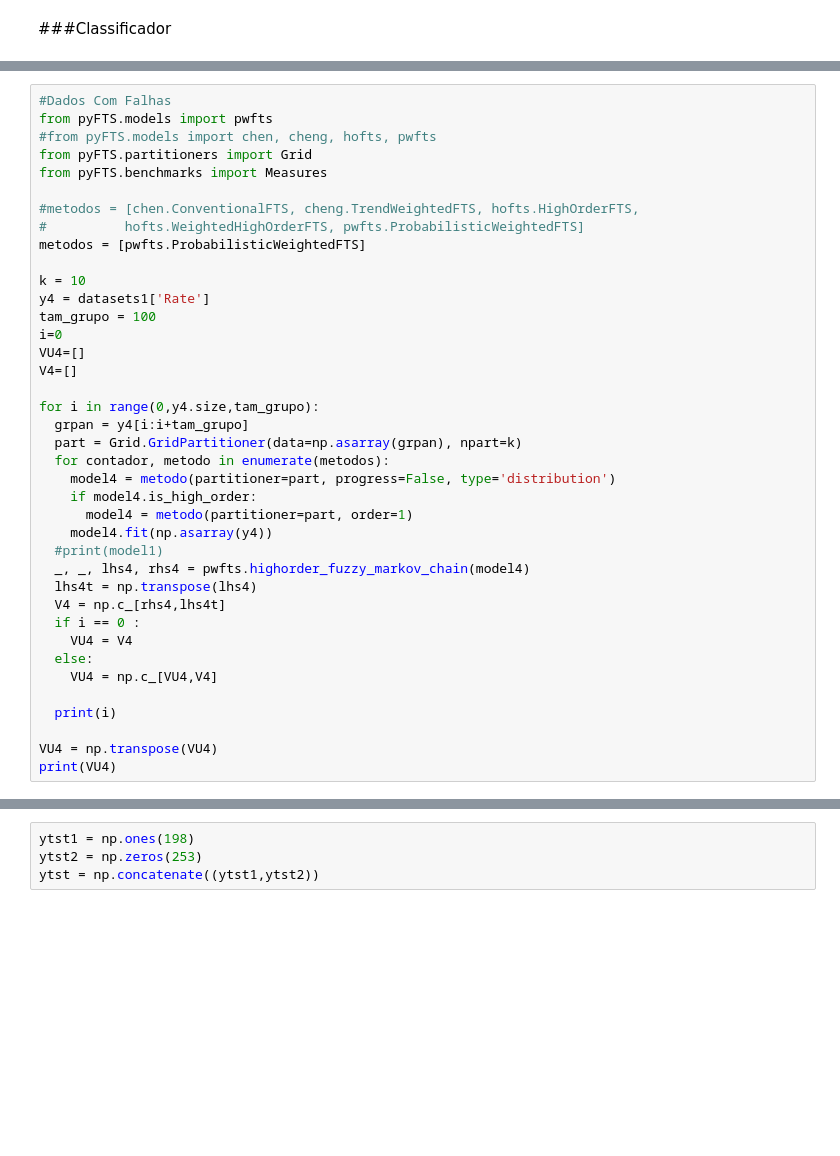
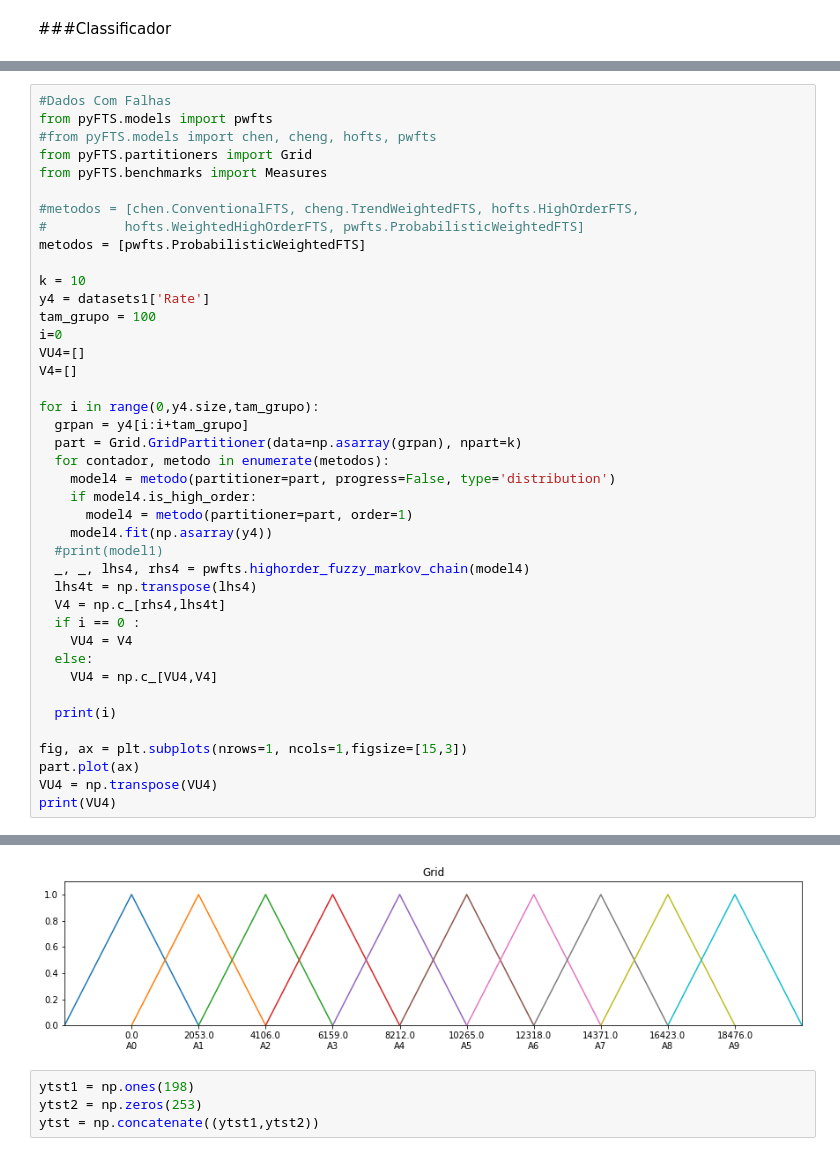
Before and after one commit to gabrielvinicios02/ExperimentsMultivariate, a Jupyter notebook: ClassificadorXGBoost.ipynb, the cells around one changed output, grey strips where cells are left out. Cells and saved outputs as stored; diff of their text form; blank space fills up the shorter version.

```diff
--- a/ClassificadorXGBoost.ipynb
+++ b/ClassificadorXGBoost.ipynb
@@ -1142,33 +1156,36 @@ for i in range(0,y4.size,tam_grupo):
   _, _, lhs4, rhs4 = pwfts.highorder_fuzzy_markov_chain(model4)
   lhs4t = np.transpose(lhs4)
   V4 = np.c_[rhs4,lhs4t]
   if i == 0 :
     VU4 = V4
   else:
     VU4 = np.c_[VU4,V4]
 
   print(i)
 
+fig, ax = plt.subplots(nrows=1, ncols=1,figsize=[15,3])
+part.plot(ax)
 VU4 = np.transpose(VU4)
 print(VU4)
 # %% [output]
 0
 100
 200
 300
 400
 500
 600
 700
 800
 900
 1000
 1100
 ... (20 lines left out)
  [0.00000000e+00 0.00000000e+00 0.00000000e+00 ... 1.28810930e-02
   3.51146216e-01 7.75837176e-01]
  [1.64589424e-01 5.34998365e-02 8.08454108e-02 ... 6.27747192e-02
   5.89876532e-02 9.72880672e-02]]
+[figure, added]
 # %%
 ytst1 = np.ones(198)
 ytst2 = np.zeros(253)
```
Also changed, not shown: parts of 32 cells of this notebook.
